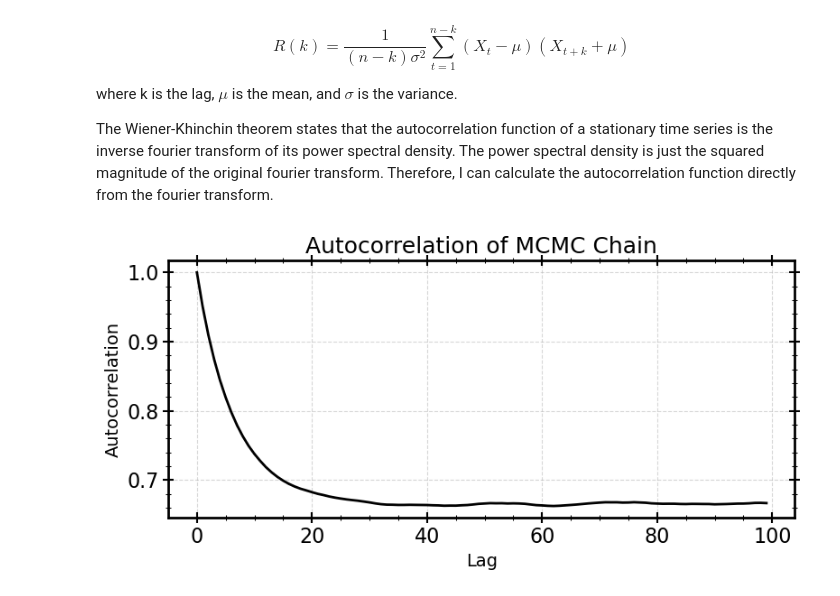
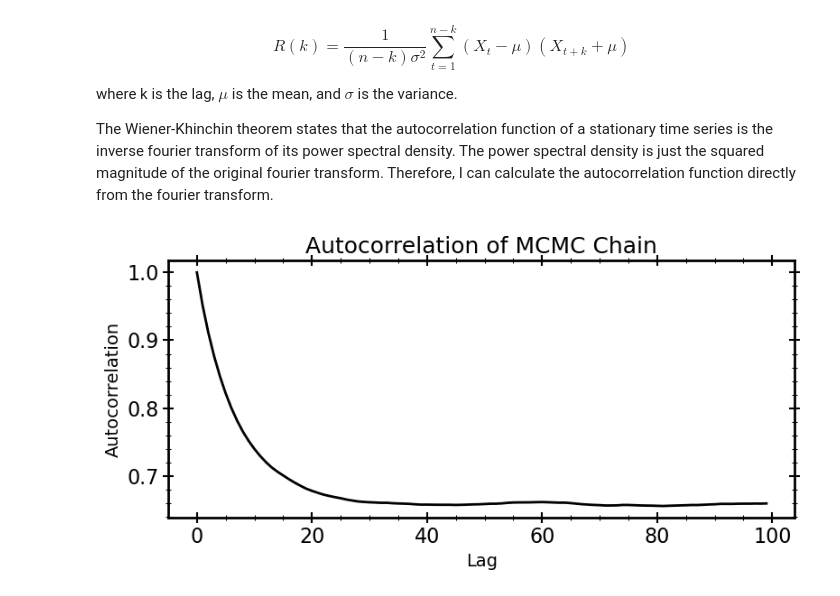
Before and after one commit to carlosajurado/AST384C-Computational-Astrophysics, a Jupyter notebook: HW4.ipynb, the cells around one changed output. Cells and saved outputs as stored; diff of their text form; code cells hidden in the pictures.

```diff
--- a/HW4.ipynb
+++ b/HW4.ipynb
@@ -198,32 +182,31 @@ The Wiener-Khinchin theorem states that the autocorrelation function of a statio
 def autocorrelation(samples):
     '''
     Calculates the autocorrelation function from MCMC samples using FFTs
 
     Parameters:
         - val: An array of MCMC samples
 
     Returns: (array)
     '''
 
     fft = np.fft.fft(samples) #calculates the fourier transform of the mcmc samples
     power_spectrum = fft * np.conjugate(fft) # computes the power spectrum
     autocorrelation_function = np.fft.ifft(power_spectrum) # calculates the inverse fourier transform of the power spectrum
 
     return autocorrelation_function
 
 
 
 # Calculate and plot ACF
 autocorrelation_values = autocorrelation(samples)
 autocorrelation_values_normalized = autocorrelation_values/autocorrelation_values[0]
 
 plt.figure(figsize=(8, 4))
 plt.plot(autocorrelation_values_normalized[:100], color = 'black', linewidth=2)
 plt.xlabel("Lag")
 plt.ylabel("Autocorrelation")
 plt.title("Autocorrelation of MCMC Chain")
-plt.grid(True)
 plt.tight_layout()
 plt.show()
 # %% [output]
-[figure, old version]
+[figure, new version]
```
Also changed, not shown: parts of 4 cells of this notebook.
